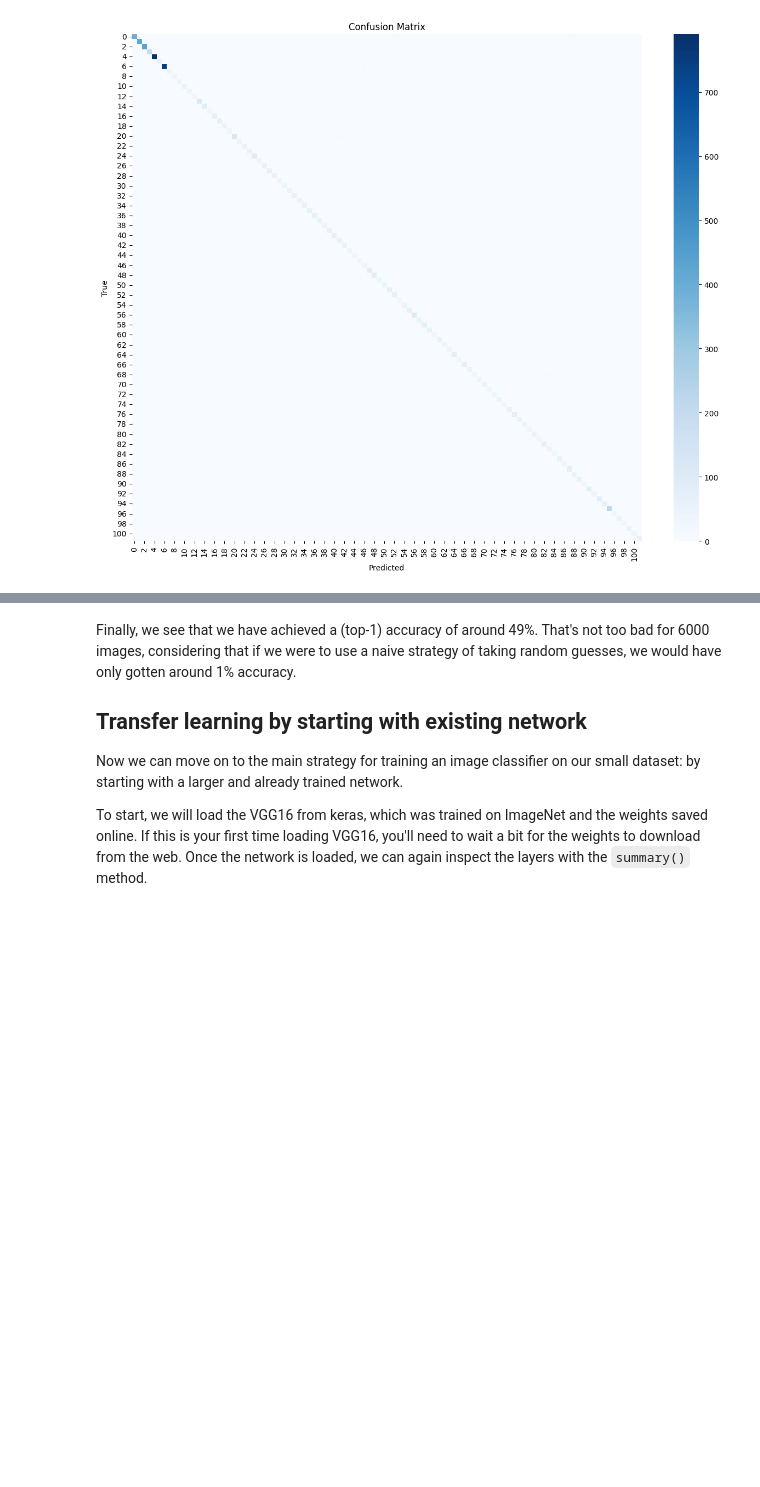
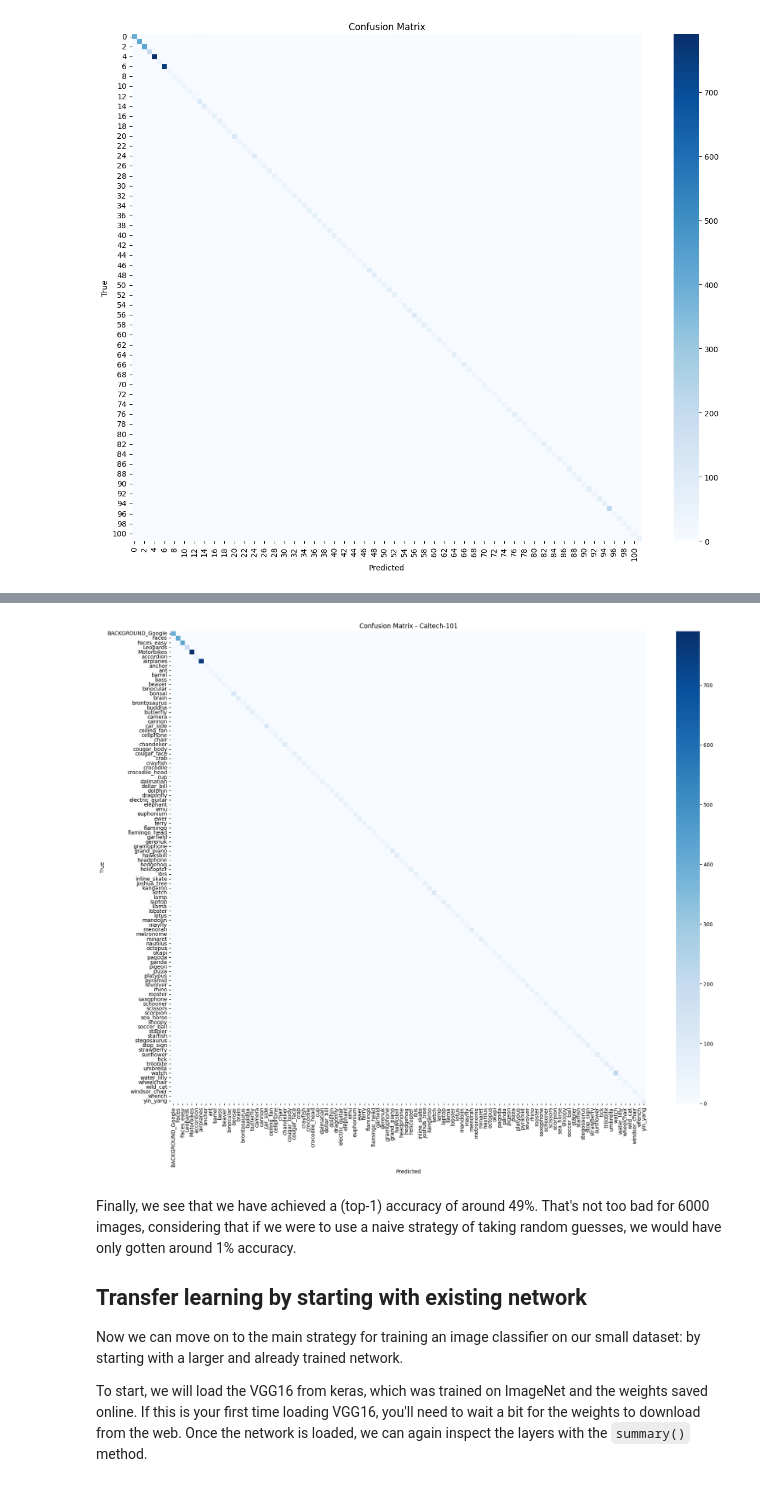
Before and after one commit to nandafercer/ML, a Jupyter notebook: transfer_learning.ipynb, the cells around one changed output, grey strips where cells are left out. Saved outputs shown, nothing was run; the diff lists cells and outputs as text; code cells hidden in the pictures; blank space fills up the shorter version.

```diff
--- a/transfer_learning.ipynb
+++ b/transfer_learning.ipynb
@@ -443,3 +443,41 @@ plt.show()
 # %% [output]
 72/72 ━━━━━━━━━━━━━━━━━━━━ 11s 128ms/step
 [figure]
+# %%
+#Matriz de confusão com os nomes das classes
+import numpy as np
+import matplotlib.pyplot as plt
+import seaborn as sns
+from sklearn.metrics import confusion_matrix
+
+# 1. Previsões do modelo
+test_gen.reset()
+y_pred_probs = model.predict(test_gen, steps=test_gen.samples // test_gen.batch_size + 1, verbose=1)
+y_pred = np.argmax(y_pred_probs, axis=1)
+
+# 2. Rótulos verdadeiros
+y_true = test_gen.classes[:len(y_pred)]
+
+# 3. Nomes das classes
+class_names = list(test_gen.class_indices.keys())
+
+# 4. Matriz de confusão
+cm = confusion_matrix(y_true, y_pred)
+
+# 5. Plot com nomes das classes
+plt.figure(figsize=(20,16))
+sns.heatmap(cm, annot=False, fmt="d", cmap="Blues",
+            xticklabels=class_names,
+            yticklabels=class_names)
+plt.xlabel('Predicted')
+plt.ylabel('True')
+plt.title('Confusion Matrix - Caltech-101')
+plt.xticks(rotation=90)
+plt.yticks(rotation=0)
+plt.show()
+
+#Observações
+#test_gen.class_indices → dicionário {nome_classe: índice}, usamos keys() para ter os nomes das classes.
+#annot=False → evita poluir o gráfico com todos os números; você pode mudar para True se quiser ver valores.
+#Rotação dos labels (xticks, yticks) → facilita a leitura quando há muitas classes.
+# %% [output]
@@ -446,3 +485,4 @@ plt.show()
+[figure, added]
 # %% [markdown]
 Finally, we see that we have achieved a (top-1) accuracy of around 49%. That's not too bad for 6000 images, considering that if we were to use a naive strategy of taking random guesses, we would have only gotten around 1% accuracy.
 
```
Also changed, not shown: parts of 2 cells of this notebook.
